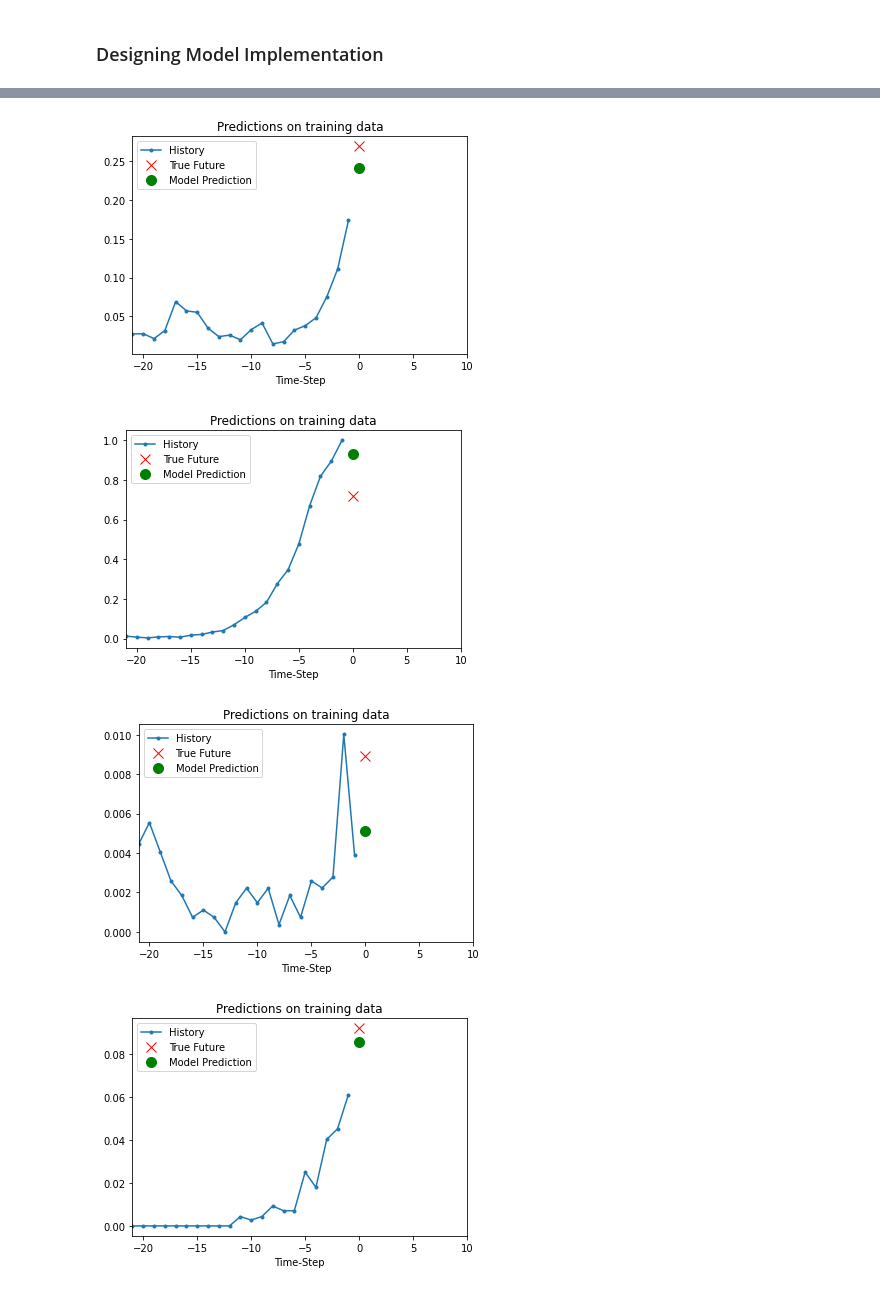
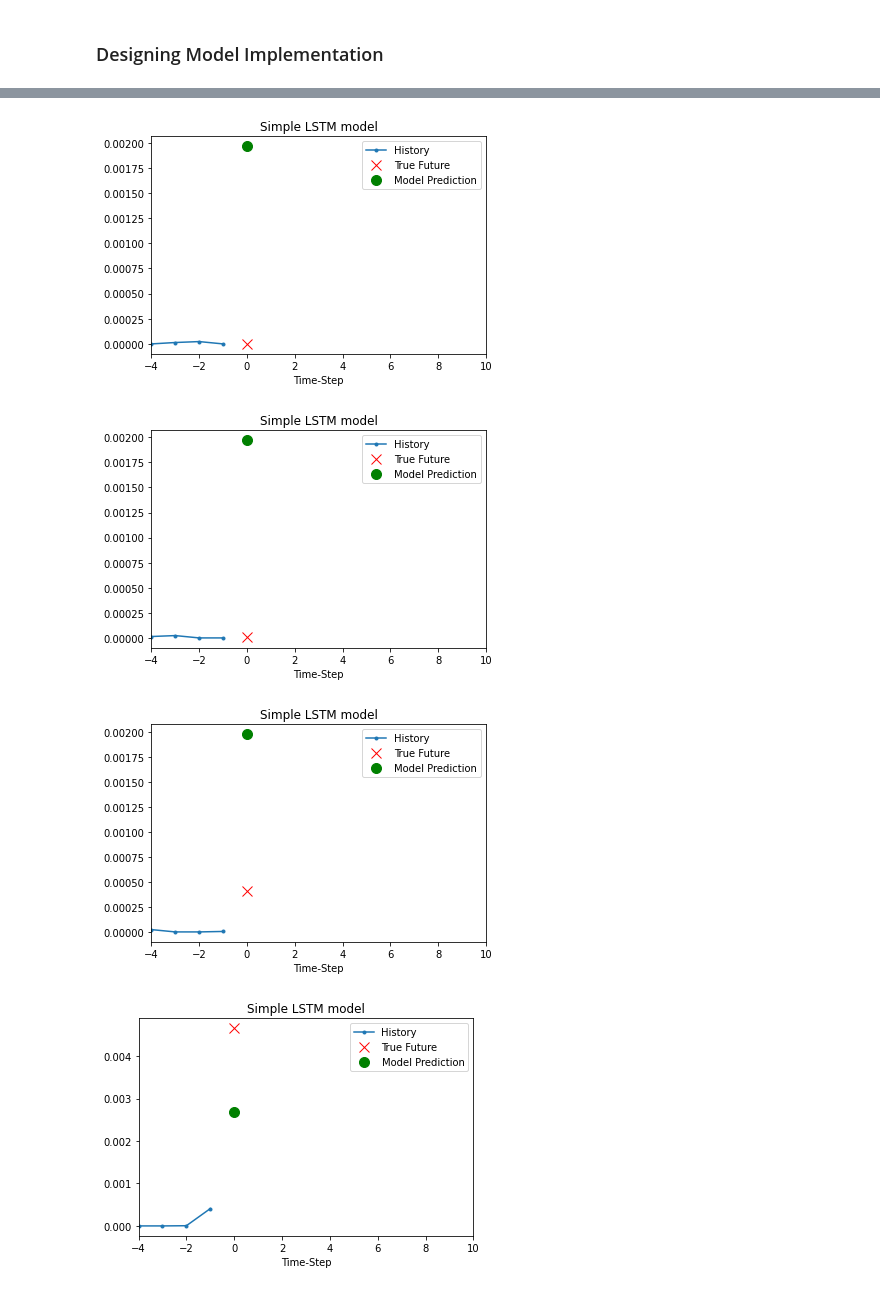
Before and after one commit to tamjazad/ml-covid19, a Jupyter notebook: int_results/interesting_usaflu_model.ipynb, the cells around one changed output, grey strips where cells are left out. Drawn from its saved outputs; the diff is of its cells as text; code cells hidden in the pictures.

```diff
--- a/flu-trained-models/usa_flu_model_single.ipynb
+++ b/int_results/interesting_usaflu_model.ipynb
@@ -261,7 +261,7 @@ flu_data_train = all_cases_norm_series.to_numpy().flatten()
 covid_data_test = us_wnew_cases_norm.to_numpy().flatten()
 # %%
 # choose {covid_past_history} vals to use to predict {covid_future_target + 1} vals into the future
-past_history = 21
+past_history = 4
 future_target = 0
 
 x_train_us, y_train_us = univariate_data(flu_data_train,
@@ -335,5 +324,5 @@ lstm_prediction_model = tf.keras.Sequential([
 # %%
 lstm_prediction_model.compile(optimizer='adam', loss='mae')
 # %%
-lstm_prediction_model.fit(train_us, epochs=10, steps_per_epoch=250, validation_data=val_us, validation_steps=50)
+lstm_prediction_model.fit(train_us, epochs=10, steps_per_epoch=200, validation_data=val_us, validation_steps=50)
 # %% [output]
@@ -380,12 +369,12 @@ def show_plot(plot_data, delta, title):
   plt.xlabel('Time-Step')
   return plt
 # %%
-for x, y in train_us.take(5):
+for x, y in val_us.take(20):
   plot = show_plot([x[0].numpy(), y[0].numpy(),
-                    lstm_prediction_model.predict(x)[0]], 0, 'Predictions on training data')
+                    lstm_prediction_model.predict(x)[0]], 0, 'Simple LSTM model')
   plot.show()
 # %% [output]
-[figure, old version]
+[figure, new version]
-[figure, old version]
+[figure, new version]
-[figure, old version]
+[figure, new version]
-[figure, old version]
+[figure, new version]
```
Also changed, not shown: parts of 6 cells of this notebook, 3 other files.
